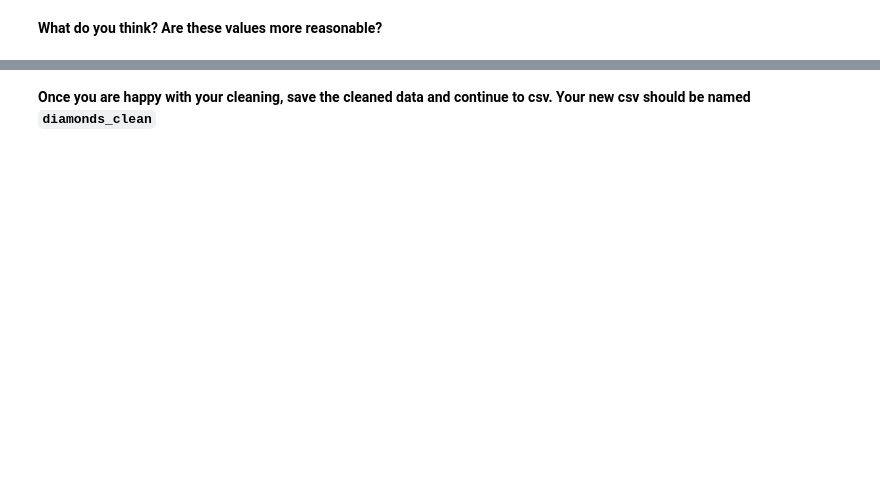
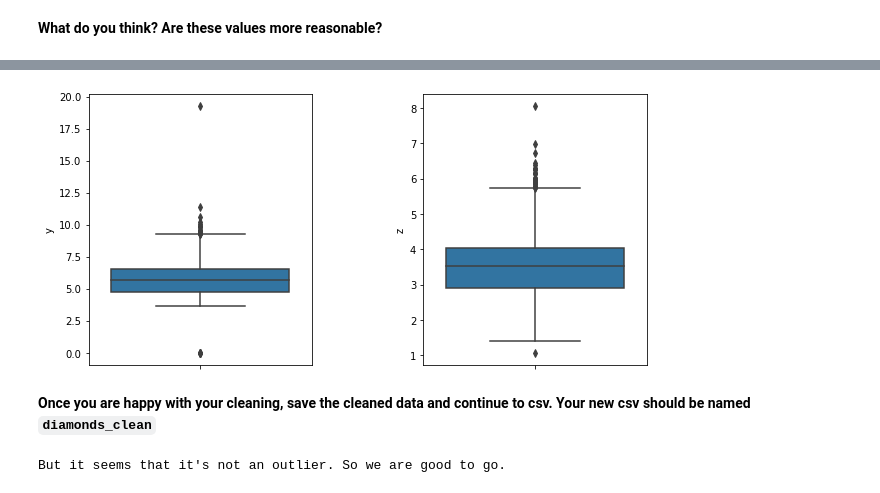
Before and after one commit to pmoreira1/dataV2-labs, a Jupyter notebook: module-2/M2-mini-project1/1.-Data Cleaning.ipynb, the cells around one changed output, grey strips where cells are left out. Cells and saved outputs as stored; diff of their text form; code cells hidden in the pictures; blank space fills up the shorter version.

```diff
--- a/module-2/M2-mini-project1/1.-Data Cleaning.ipynb
+++ b/module-2/M2-mini-project1/1.-Data Cleaning.ipynb
@@ -262,2 +394,9 @@ plt.subplots_adjust(wspace=0.5)
+# %%
+fig, ax = plt.subplots(1,2, figsize=(10, 5))
+sns.boxplot(y=diamonds.y, ax=ax[0])
+sns.boxplot(y=diamonds.z, ax=ax[1])
+plt.subplots_adjust(wspace=0.5)
+# %% [output]
+[figure, added]
 # %% [markdown]
 **Once you are happy with your cleaning, save the cleaned data and continue to csv. Your new csv should be named ``diamonds_clean``**
@@ -265,0 +403,5 @@ plt.subplots_adjust(wspace=0.5)
+# %%
+#your code here
+print("But it seems that it's not an outlier. So we are good to go.")
+# %% [output]
+But it seems that it's not an outlier. So we are good to go.
```
Also changed, not shown: parts of 37 cells of this notebook.
